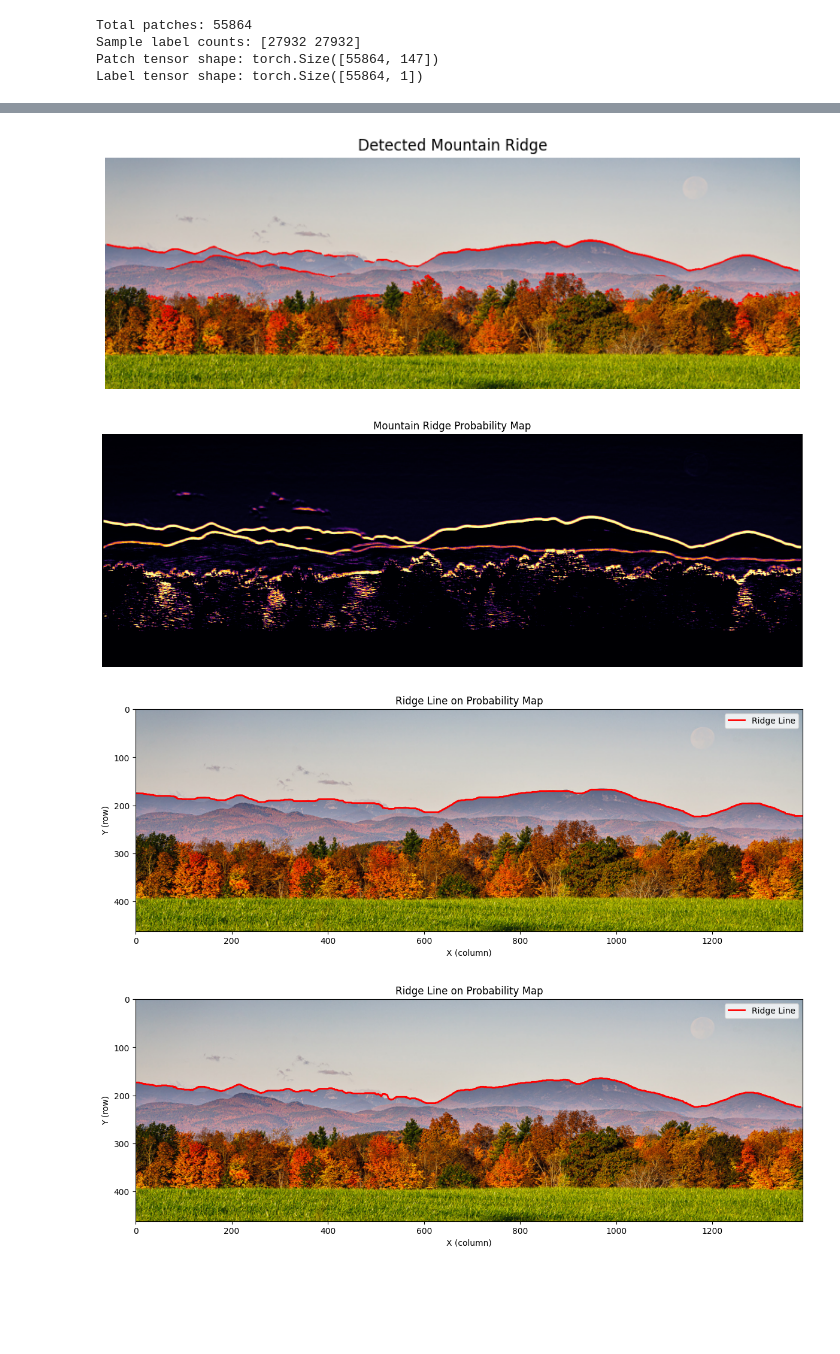
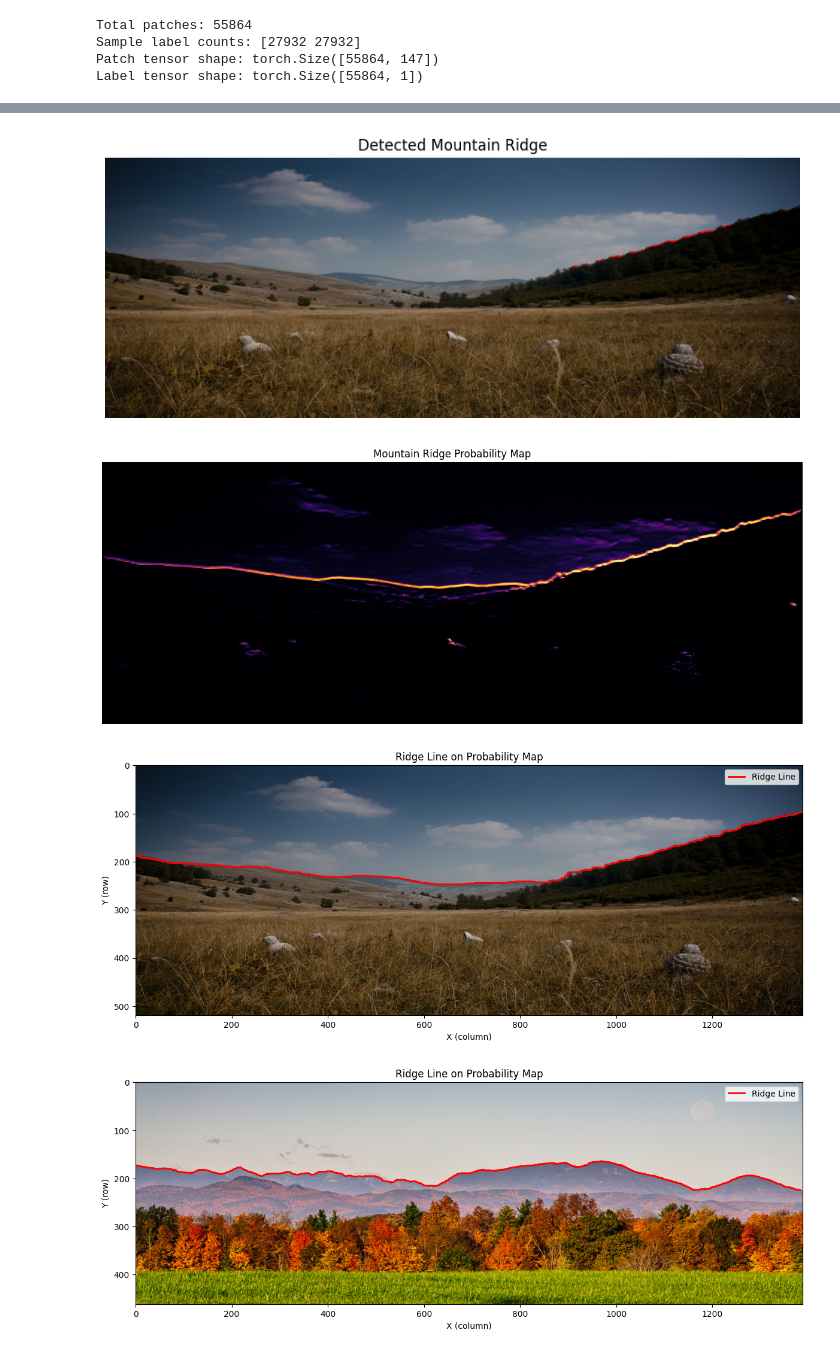
Before and after one commit to csci701s25/snowbowl-savant, a Jupyter notebook: EdgeDetection/edge_detection.ipynb, the cells around one changed output, grey strips where cells are left out. Cells and saved outputs as stored; diff of their text form; code cells hidden in the pictures; blank space fills up the shorter version.

Commit message:
added extensive documentation and more tests (#20)

```diff
--- a/EdgeDetection/edge_detection.ipynb
+++ b/EdgeDetection/edge_detection.ipynb
@@ -236,7 +232,7 @@ import torch
 import matplotlib.pyplot as plt
 
 # Load image
-img_path = "test_images/midd.jpg"
+img_path = "web_dataset/test/images/R_GImag0066.bmp"
 image = cv2.imread(img_path)
 
 # Get original dimensions
@@ -259,34 +255,34 @@ edges = cv2.Canny(image_gray, 50, 200)
 r = 3
 h, w = image[:, :, 2].shape
 output_img = cv2.cvtColor(image, cv2.IMREAD_COLOR)  # to draw in color
 
 prob_map = np.zeros_like(image_gray, dtype=np.float32)
 
 # Loop over edge pixels
 for y in range(r, h - r):
     for x in range(r, w - r):
         # if edges[y, x] == 0:
         #     continue
         patch = image[y - r:y + r + 1, x - r:x + r + 1]
         # if patch.shape != (7, 7, 3):
         #     continue
         patch_tensor = torch.tensor(patch, dtype=torch.float32).view(1, 147) / 255.0
         # patch_tensor = torch.tensor(patch, dtype=torch.float32).permute(2, 0, 1).unsqueeze(0) / 255.0
 
         with torch.no_grad():
             prob = model(patch_tensor).item()
         if prob > 0.95:
             output_img[y, x] = [0, 0, 255]  # red (BGR)
         prob_map[y, x] = prob
 
 # Show image
 plt.figure(figsize=(10, 10))
 plt.imshow(cv2.cvtColor(output_img, cv2.COLOR_BGR2RGB))
 plt.title("Detected Mountain Ridge")
 plt.axis("off")
 plt.show()
 # %% [output]
-[figure, old version]
+[figure, new version]
 # %%
 plt.figure(figsize=(12, 5))
 
@@ -303,7 +299,7 @@ plt.axis('off')
 plt.tight_layout()
 plt.show()
 # %% [output]
-[figure, old version]
+[figure, new version]
 # %%
 import numpy as np
 
@@ -352,7 +348,7 @@ def plot_ridge(image, ridge):
 
 plot_ridge(cv2.cvtColor(image, cv2.COLOR_BGR2RGB), ridge)
 # %% [output]
-[figure, old version]
+[figure, new version]
 # %%
 def get_patch(image, x, y, r):
     h, w, _ = image.shape
```
Also changed, not shown: parts of 2 cells of this notebook, 7 other files.
